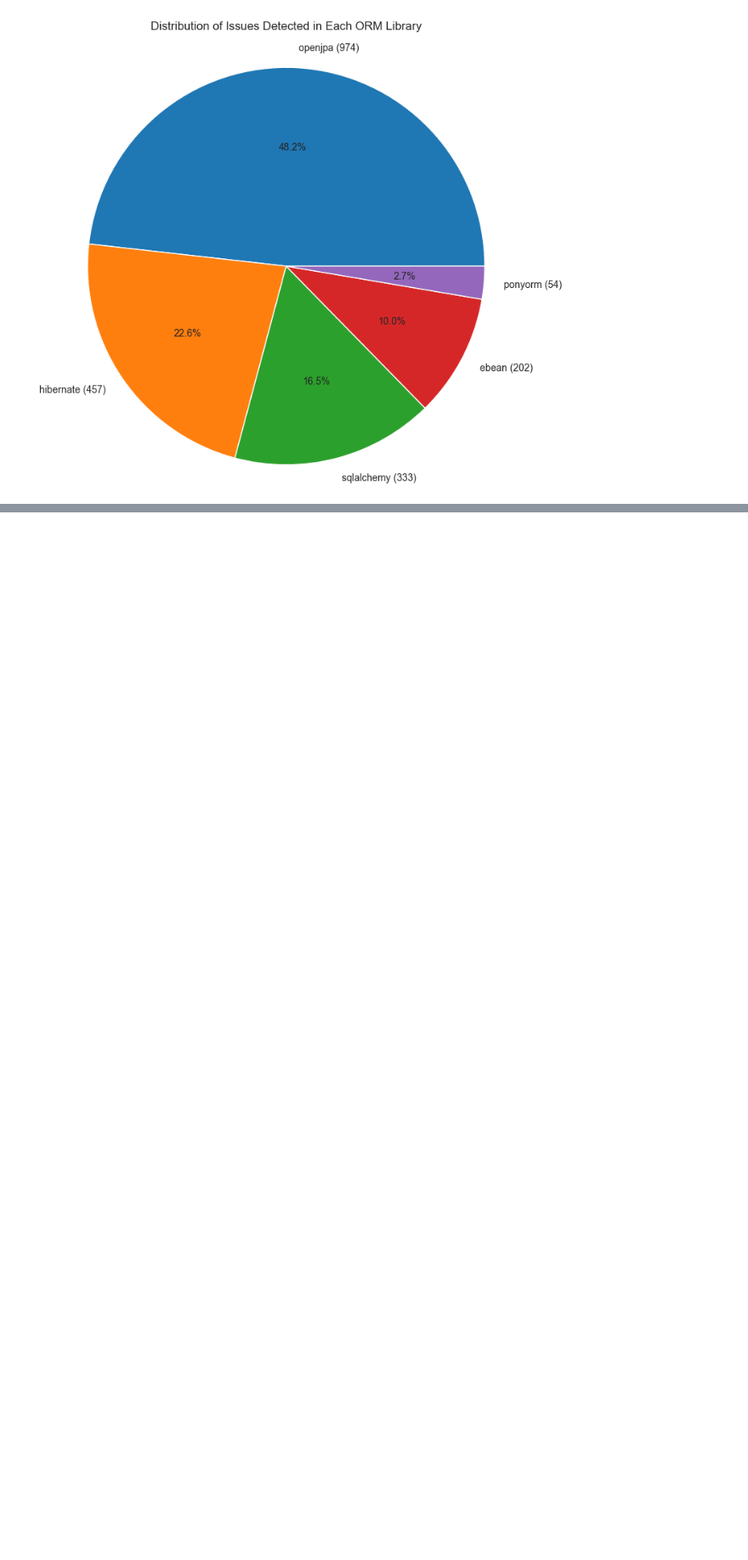
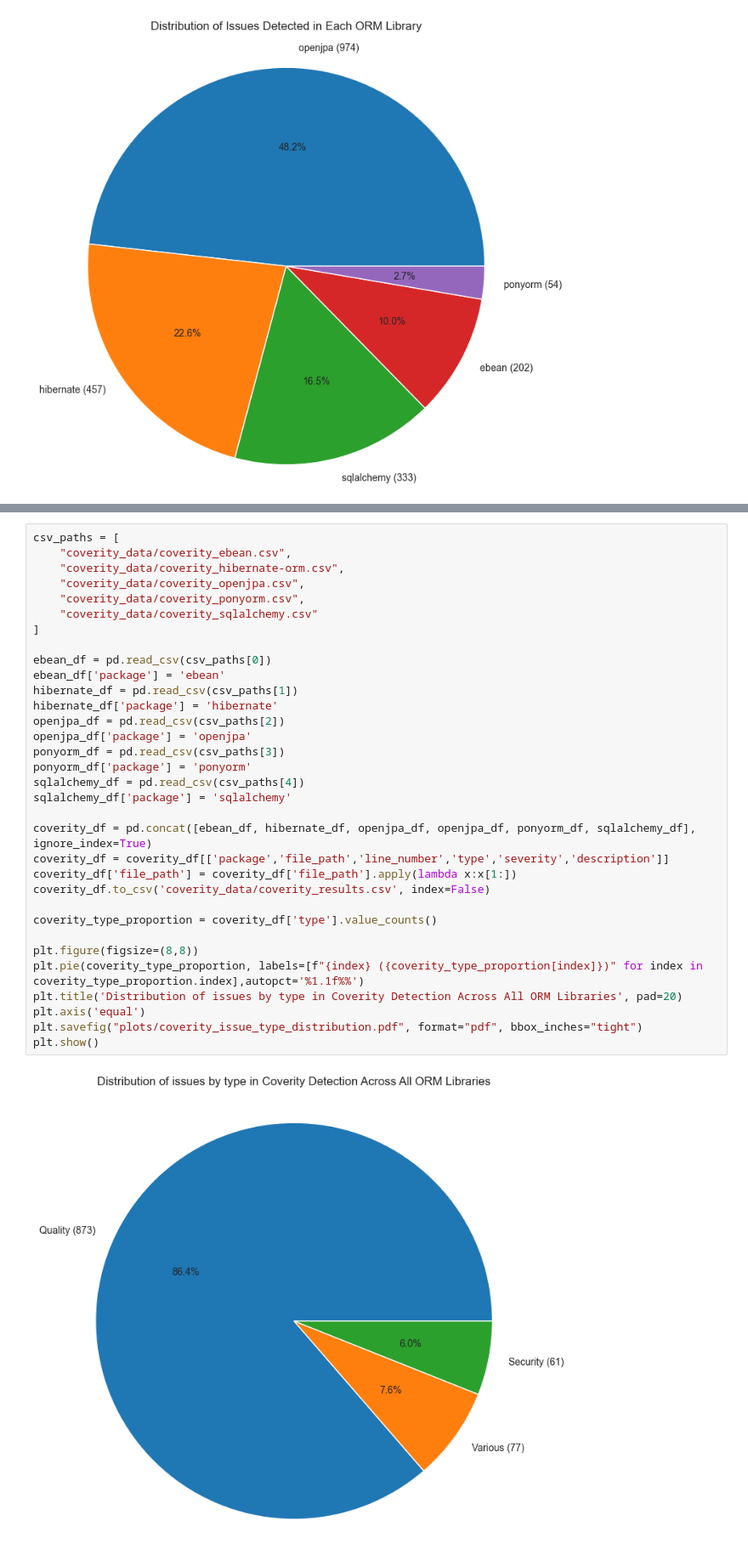
Before and after one commit to Hashir-Jamil/static-analysis-tools-comparison, a Jupyter notebook: static_analysis_data.ipynb, the cells around one changed output, grey strips where cells are left out. Shown: that part at 85% size. Cells and saved outputs as stored; diff of their text form; blank space fills up the shorter version.

Commit message:
updated folder structure, finished coverity data scripts

```diff
--- a/static_analysis_data.ipynb
+++ b/static_analysis_data.ipynb
@@ -180,0 +192,35 @@ plt.show()
+# %%
+csv_paths = [
+    "coverity_data/coverity_ebean.csv",
+    "coverity_data/coverity_hibernate-orm.csv",
+    "coverity_data/coverity_openjpa.csv",
+    "coverity_data/coverity_ponyorm.csv",
+    "coverity_data/coverity_sqlalchemy.csv"
+]
+
+ebean_df = pd.read_csv(csv_paths[0])
+ebean_df['package'] = 'ebean'
+hibernate_df = pd.read_csv(csv_paths[1])
+hibernate_df['package'] = 'hibernate'
+openjpa_df = pd.read_csv(csv_paths[2])
+openjpa_df['package'] = 'openjpa'
+ponyorm_df = pd.read_csv(csv_paths[3])
+ponyorm_df['package'] = 'ponyorm'
+sqlalchemy_df = pd.read_csv(csv_paths[4])
+sqlalchemy_df['package'] = 'sqlalchemy'
+
+coverity_df = pd.concat([ebean_df, hibernate_df, openjpa_df, openjpa_df, ponyorm_df, sqlalchemy_df], ignore_index=True)
+coverity_df = coverity_df[['package','file_path','line_number','type','severity','description']]
+coverity_df['file_path'] = coverity_df['file_path'].apply(lambda x:x[1:])
+coverity_df.to_csv('coverity_data/coverity_results.csv', index=False)
+
+coverity_type_proportion = coverity_df['type'].value_counts()
+
+plt.figure(figsize=(8,8))
+plt.pie(coverity_type_proportion, labels=[f"{index} ({coverity_type_proportion[index]})" for index in coverity_type_proportion.index],autopct='%1.1f%%')
+plt.title('Distribution of issues by type in Coverity Detection Across All ORM Libraries', pad=20)
+plt.axis('equal')
+plt.savefig("plots/coverity_issue_type_distribution.pdf", format="pdf", bbox_inches="tight")
+plt.show()
+# %% [output]
+[figure, added]
```
Also changed, not shown: parts of 15 cells of this notebook, 31 other files.
